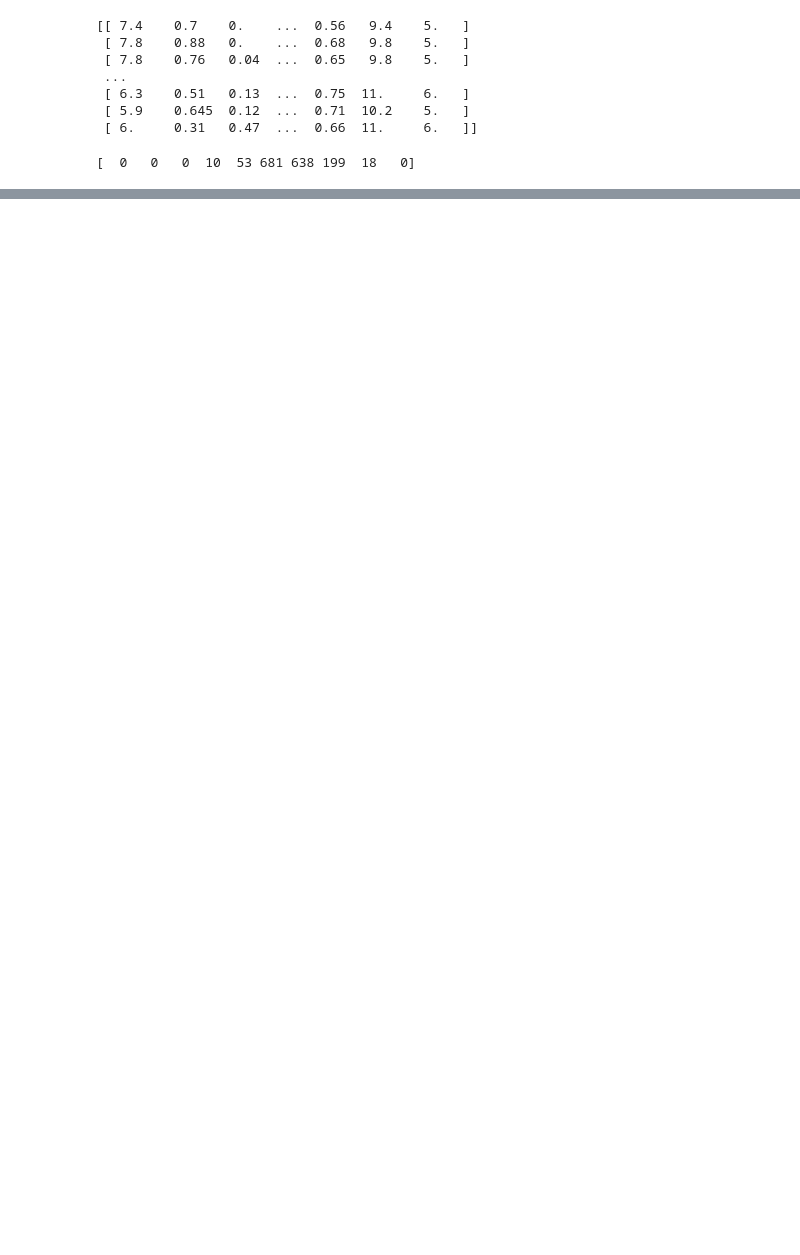
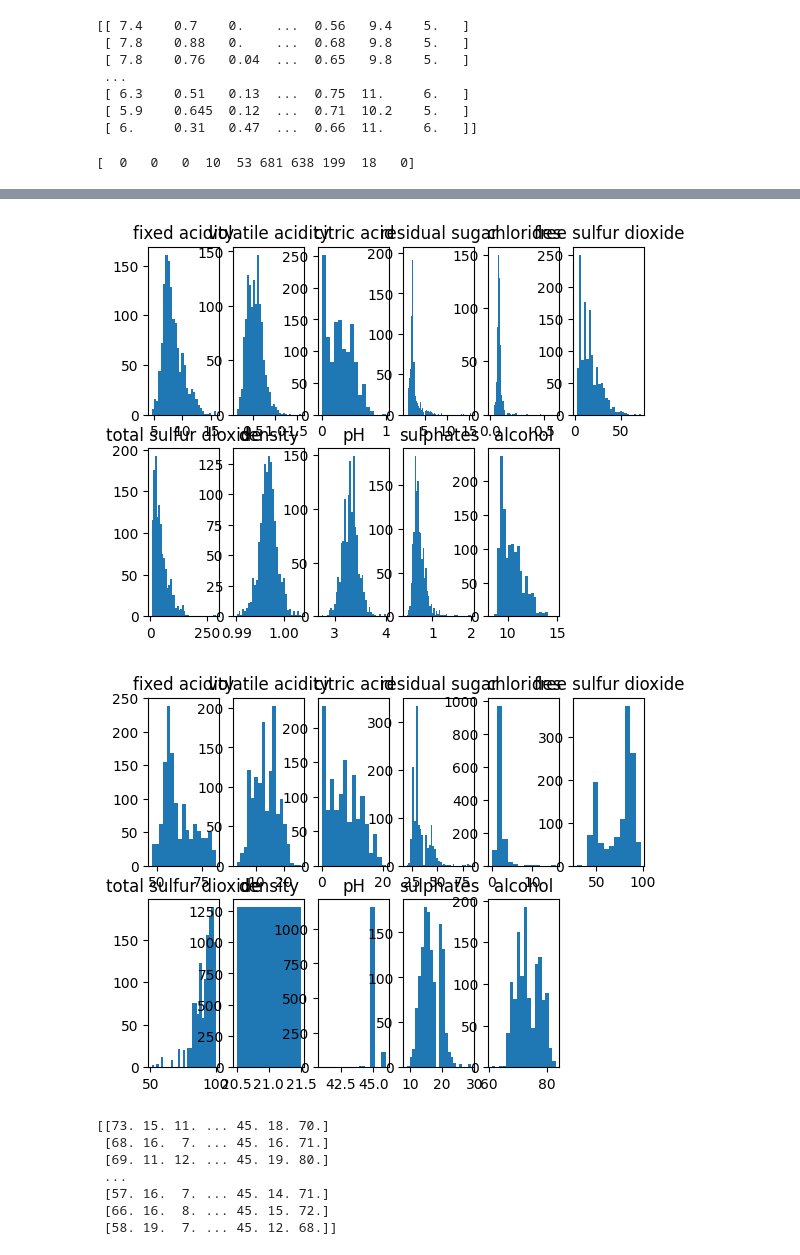
Before and after one commit to Aristo23333/Decision-tree, a Jupyter notebook: myregrssion.ipynb, the cells around one changed output, grey strips where cells are left out. Cells and saved outputs as stored; diff of their text form; code cells hidden in the pictures; blank space fills up the shorter version.

```diff
--- a/myregrssion.ipynb
+++ b/myregrssion.ipynb
@@ -63,3 +66,4 @@ print(n)
 # %%
-#给前8列添加一个标签，用于后续的决策树的构建
-feature_label = ['fixed acidity','volatile acidity','citric acid','residual sugar','chlorides','free sulfur dioxide','total sulfur dioxide','density']
+#给前11列添加一个标签，用于后续的决策树的构建
+feature_label = ['fixed acidity','volatile acidity','citric acid','residual sugar','chlorides','free sulfur dioxide','total sulfur dioxide','density','pH','sulphates','alcohol']
+print(len(feature_label))
@@ -104,10 +71,0 @@ print(train_label1[:,0].shape)
-# %%
-
-#将训练集和测试集标准化
-train_feature = (train_feature - np.mean(train_feature,axis=0))/np.std(train_feature,axis=0)
-test_feature = (test_feature - np.mean(test_feature,axis=0))/np.std(test_feature,axis=0)
-print(train_feature)
-print(test_feature)
-#打印数据的形状
-print(train_feature.shape)
-print(test_feature.shape)
@@ -131,0 +82,57 @@ print(test_feature.shape)
+# %%
+#利用直方均衡化的方案放大特征的差异
+def histogram_equalization(data):
+    # 统计每一列特征的直方分布
+    hist, bins = np.histogram(data, bins='auto')
+
+    # 计算累积分布函数
+    cdf = hist.cumsum()
+    cdf_normalized = cdf / cdf[-1]
+
+    # 根据累积分布函数进行直方均衡化
+    equalized_data = np.interp(data, bins[:-1], cdf_normalized)
+    return equalized_data
+
+#保存直方均衡化前的数据
+original_train_feature = train_feature
+original_test_feature = test_feature
+
+#对训练集和测试集进行直方均衡化
+train_feature = histogram_equalization(train_feature)
+test_feature = histogram_equalization(test_feature)
+
+#把区间[0,1]的数据映射到[0,100]的整数区间
+#计算区间缩放比例->可以调制的超参数
+scale = 100/(np.max(train_feature)-np.min(train_feature))
+train_feature = (train_feature-np.min(train_feature))*scale
+test_feature = (test_feature-np.min(test_feature))*scale
+# train_feature = train_feature*50
+# test_feature = test_feature*50
+
+#把均衡化后的数据取整
+train_feature = np.round(train_feature)
+test_feature = np.round(test_feature)
+
+#绘制前后的直方图
+for i in range(len(train_feature[0])):
+    plt.subplot(2,6,i+1)
+    plt.hist(original_train_feature[:,i],bins='auto')
+    plt.title(feature_label[i])
+plt.show()
+for i in range(len(train_feature[0])):
+    plt.subplot(2,6,i+1)
+    plt.hist(train_feature[:,i],bins='auto')
+    plt.title(feature_label[i])
+plt.show()
+#打印数据
+print(train_feature)
+# %% [output]
+[figure, added]
+[figure, added]
+[[73. 15. 11. ... 45. 18. 70.]
+ [68. 16.  7. ... 45. 16. 71.]
+ [69. 11. 12. ... 45. 19. 80.]
+ ...
+ [57. 16.  7. ... 45. 14. 71.]
+ [66. 16.  8. ... 45. 15. 72.]
+ [58. 19.  7. ... 45. 12. 68.]]
```
Also changed, not shown: parts of 24 cells of this notebook, 1 other file.
